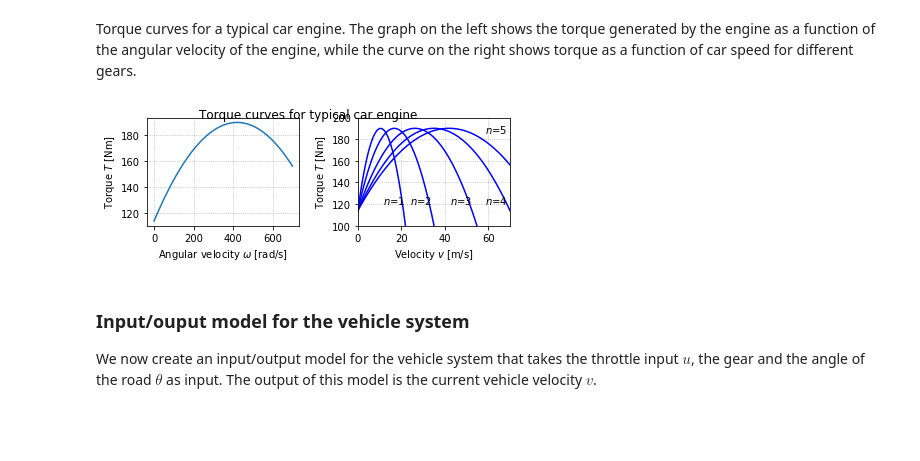
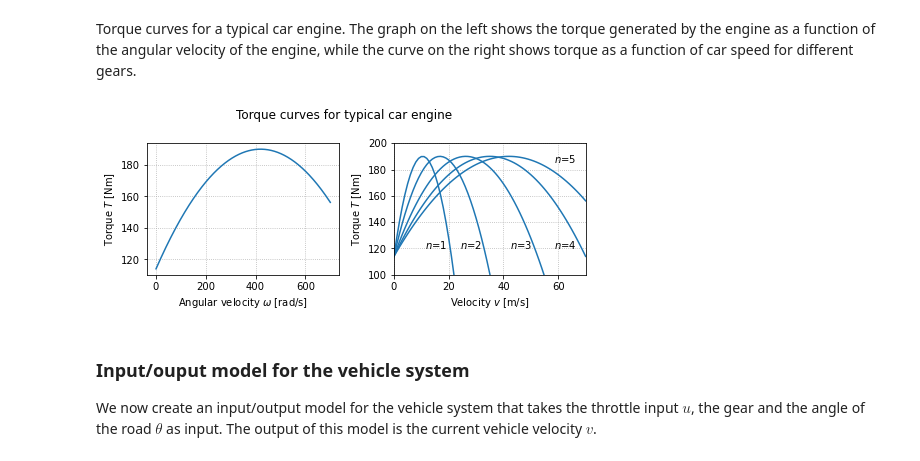
Before and after one commit to python-control/python-control, a Jupyter notebook: examples/cruise.ipynb, the cells around one changed output. Cells and saved outputs as stored; diff of their text form; code cells hidden in the pictures; blank space fills up the shorter version.

Commit message:
Fixed plot legends

```diff
--- a/examples/cruise.ipynb
+++ b/examples/cruise.ipynb
@@ -105,40 +105,43 @@ def motor_torque(omega, params={}):
 # %% [markdown]
 Torque curves for a typical car engine. The graph on the left shows the torque generated by the engine as a function of the angular velocity of the engine, while the curve on the right shows torque as a function of car speed for different gears.
 # %%
-# Figure 4.2a - single torque curve as function of omega
-omega_range = np.linspace(0, 700, 701)
-plt.subplot(2, 2, 1)
-plt.plot(omega_range, [motor_torque(w) for w in omega_range])
-plt.xlabel('Angular velocity $\omega$ [rad/s]')
-plt.ylabel('Torque $T$ [Nm]')
-plt.grid(True, linestyle='dotted')
+# Figure 4.2
+fig, axes = plt.subplots(1, 2, figsize=(7, 3))
 
-# Figure 4.2b - torque curves in different gears, as function of velocity
-plt.subplot(2, 2, 2)
-v_range = np.linspace(0, 70, 71)
+# (a) - single torque curve as function of omega
+ax = axes[0]
+omega = np.linspace(0, 700, 701)
+ax.plot(omega, motor_torque(omega))
+ax.set_xlabel(r'Angular velocity $\omega$ [rad/s]')
+ax.set_ylabel('Torque $T$ [Nm]')
+ax.grid(True, linestyle='dotted')
+
+# (b) - torque curves in different gears, as function of velocity
+ax = axes[1]
+v = np.linspace(0, 70, 71)
 alpha = [40, 25, 16, 12, 10]
 for gear in range(5):
-    omega_range = alpha[gear] * v_range
-    plt.plot(v_range, [motor_torque(w) for w in omega_range],
-             color='blue', linestyle='solid')
+    omega = alpha[gear] * v
+    T = motor_torque(omega)
+    plt.plot(v, T, color='#1f77b4', linestyle='solid')
 
 # Set up the axes and style
-plt.axis([0, 70, 100, 200])
-plt.grid(True, linestyle='dotted')
+ax.axis([0, 70, 100, 200])
+ax.grid(True, linestyle='dotted')
 
 # Add labels
 plt.text(11.5, 120, '$n$=1')
-plt.text(24, 120, '$n$=2')
-plt.text(42.5, 120, '$n$=3')
-plt.text(58.5, 120, '$n$=4')
-plt.text(58.5, 185, '$n$=5')
-plt.xlabel('Velocity $v$ [m/s]')
-plt.ylabel('Torque $T$ [Nm]')
+ax.text(24, 120, '$n$=2')
+ax.text(42.5, 120, '$n$=3')
+ax.text(58.5, 120, '$n$=4')
+ax.text(58.5, 185, '$n$=5')
+ax.set_xlabel('Velocity $v$ [m/s]')
+ax.set_ylabel('Torque $T$ [Nm]')
 
+plt.suptitle('Torque curves for typical car engine')
 plt.tight_layout()
-plt.suptitle('Torque curves for typical car engine');
 # %% [output]
-[figure, old version]
+[figure, new version]
 # %% [markdown]
 ### Input/ouput model for the vehicle system
 
```
Also changed, not shown: parts of 5 cells of this notebook.
